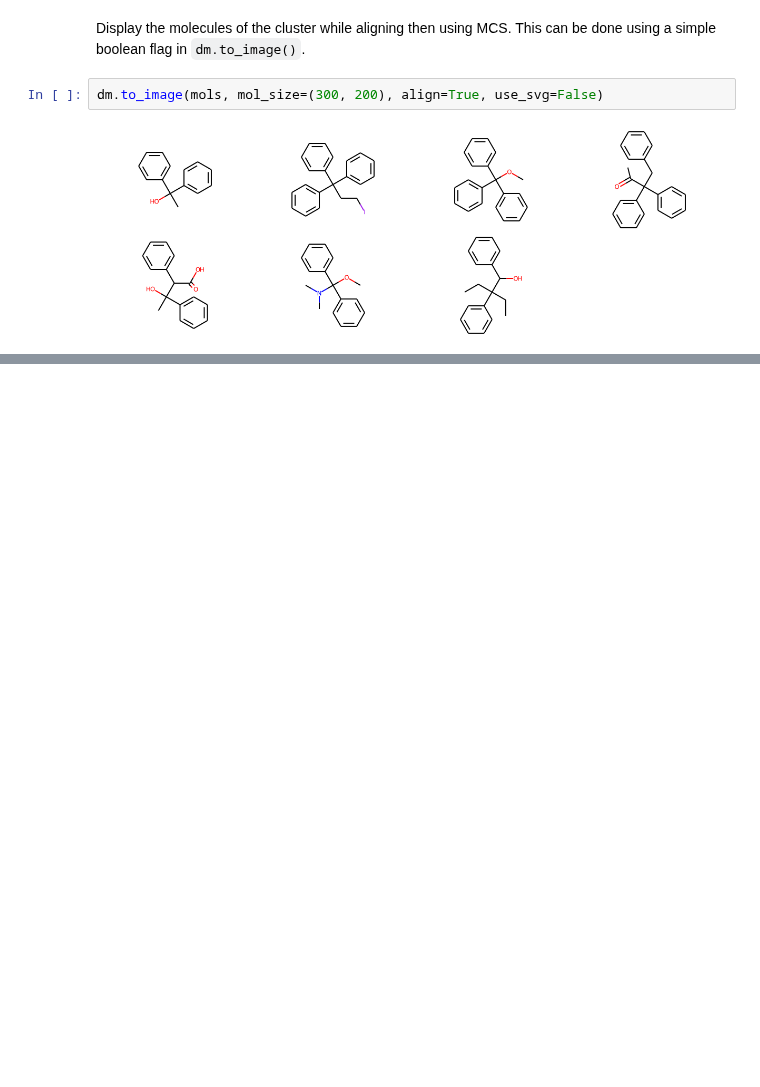
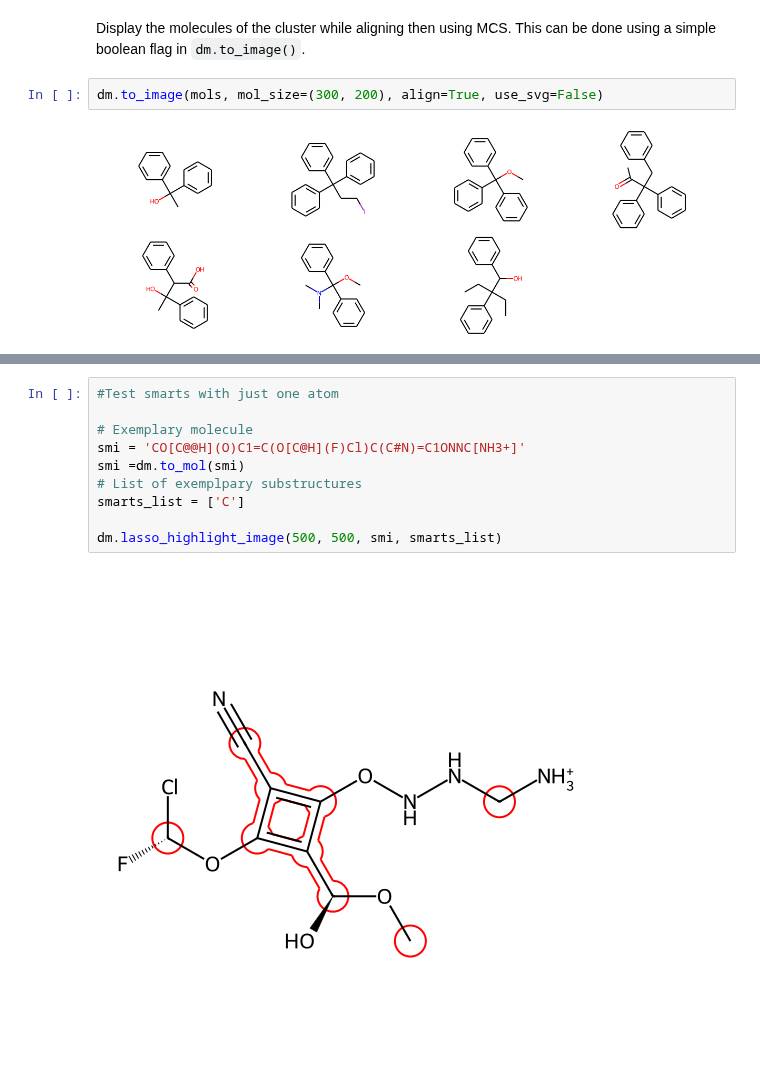
Before and after one commit to datamol-io/datamol, a Jupyter notebook: docs/tutorials/Visualization.ipynb, the cells around one changed output, grey strips where cells are left out. Drawn from its saved outputs; the diff is of its cells as text; blank space fills up the shorter version.

```diff
--- a/docs/tutorials/Visualization.ipynb
+++ b/docs/tutorials/Visualization.ipynb
@@ -35,0 +151,12 @@ dm.to_image(mols, mol_size=(300, 200), align=True, use_svg=False)
+# %%
+#Test smarts with just one atom
+
+# Exemplary molecule
+smi = 'CO[C@@H](O)C1=C(O[C@H](F)Cl)C(C#N)=C1ONNC[NH3+]'
+smi =dm.to_mol(smi)
+# List of exemplpary substructures
+smarts_list = ['C']
+
+dm.lasso_highlight_image(500, 500, smi, smarts_list)
+# %% [output]
+[figure, added]
```
Also changed, not shown: parts of 13 cells of this notebook, 4 other files.
